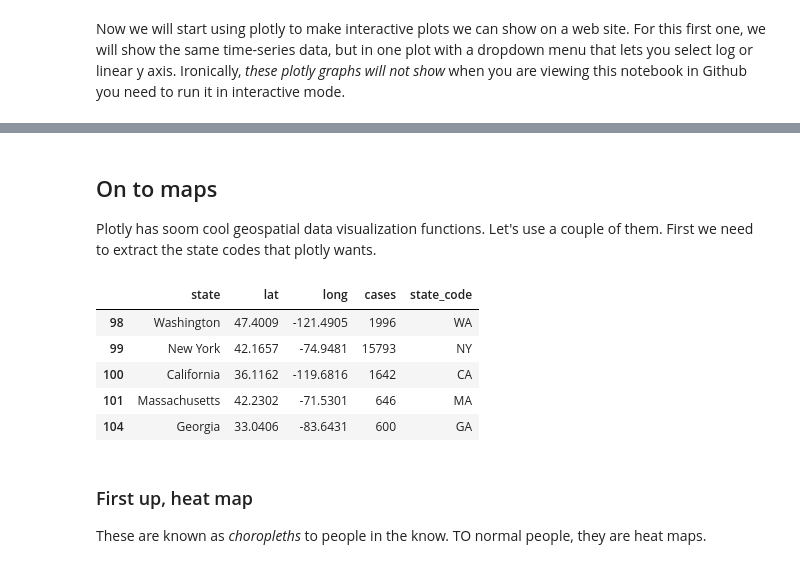
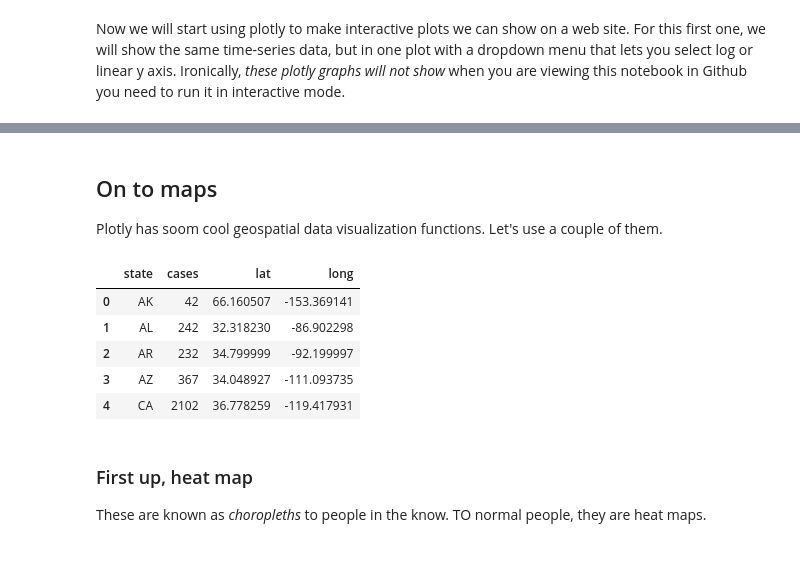
Before and after one commit to EricThomson/covid-mapping, a Jupyter notebook: covid_map.ipynb, the cells around one changed output, grey strips where cells are left out. Saved outputs shown, nothing was run; the diff lists cells and outputs as text; code cells hidden in the pictures.

```diff
--- a/covid_map.ipynb
+++ b/covid_map.ipynb
@@ -49,0 +21,6 @@ covid_us_totals.head(10)
+# %%
+def extract_lat(input_state):
+    return state_lat_long[input_state][0]
+
+def extract_long(input_state):
+    return state_lat_long[input_state][1]
@@ -49,0 +31,5 @@ covid_us_totals.head(10)
+# %%
+# total cases by state (and add long/lat)
+totals_url = r'https://covidtracking.com/api/states.csv'
+totals_df = pd.read_csv(totals_url)
+totals_df.head()
@@ -49,0 +43,5 @@ covid_us_totals.head(10)
+# %%
+covid_us_totals = totals_df[['state','positive']]   #.iloc[:, [0,1]]
+covid_us_totals = covid_us_totals.rename(columns = {'positive': 'cases'})
+#covid_us_totals['lat'] = covid_us_totals.apply(extract_lat)
+covid_us_totals.head()
@@ -139,20 +159,21 @@ fig_time_dropit.show()
 plotly.offline.plot(fig_time_dropit, filename = 'docs/cases_v_time.html');
 # %% [markdown]
 ## On to maps
-Plotly has soom cool geospatial data visualization functions. Let's use a couple of them. First we need to extract the  state codes that plotly wants.
+Plotly has soom cool geospatial data visualization functions. Let's use a couple of them.
 # %%
-# Add appropriate state codes
-state_filter = covid_us_totals["state"].isin(us_state_abbrev.keys())
+# Filter out states that aren't in the map, and get latitude/longitude
+state_filter = covid_us_totals["state"].isin(us_state_abbrev.values())
 covid_us_totals = covid_us_totals[state_filter]
-covid_us_totals['state_code'] = covid_us_totals['state'].map(us_state_abbrev)
+covid_us_totals['lat'] = covid_us_totals['state'].apply(extract_lat)
+covid_us_totals['long'] = covid_us_totals['state'].apply(extract_long)
 covid_us_totals.head()
 # %% [output]
-|  | state | lat | long | cases | state_code |
-| 98 | Washington | 47.4009 | -121.4905 | 1996 | WA |
-| 99 | New York | 42.1657 | -74.9481 | 15793 | NY |
-| 100 | California | 36.1162 | -119.6816 | 1642 | CA |
-| 101 | Massachusetts | 42.2302 | -71.5301 | 646 | MA |
-| 104 | Georgia | 33.0406 | -83.6431 | 600 | GA |
+|  | state | cases | lat | long |
+| 0 | AK | 42 | 66.160507 | -153.369141 |
+| 1 | AL | 242 | 32.318230 | -86.902298 |
+| 2 | AR | 232 | 34.799999 | -92.199997 |
+| 3 | AZ | 367 | 34.048927 | -111.093735 |
+| 4 | CA | 2102 | 36.778259 | -119.417931 |
 # %% [markdown]
 ### First up, heat map
 These are known as *choropleths* to people in the know. TO normal people, they are heat maps.
```
Also changed, not shown: parts of 17 cells of this notebook, 6 other files.
